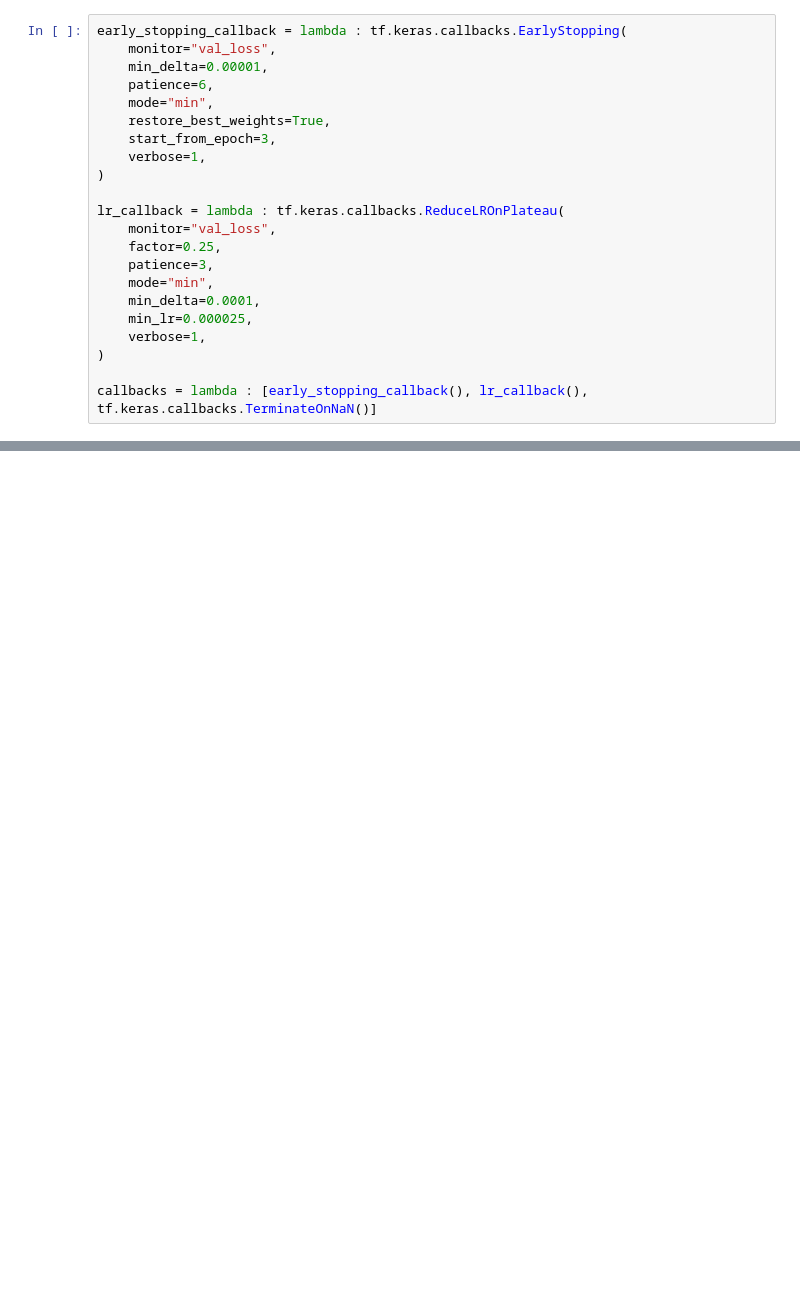
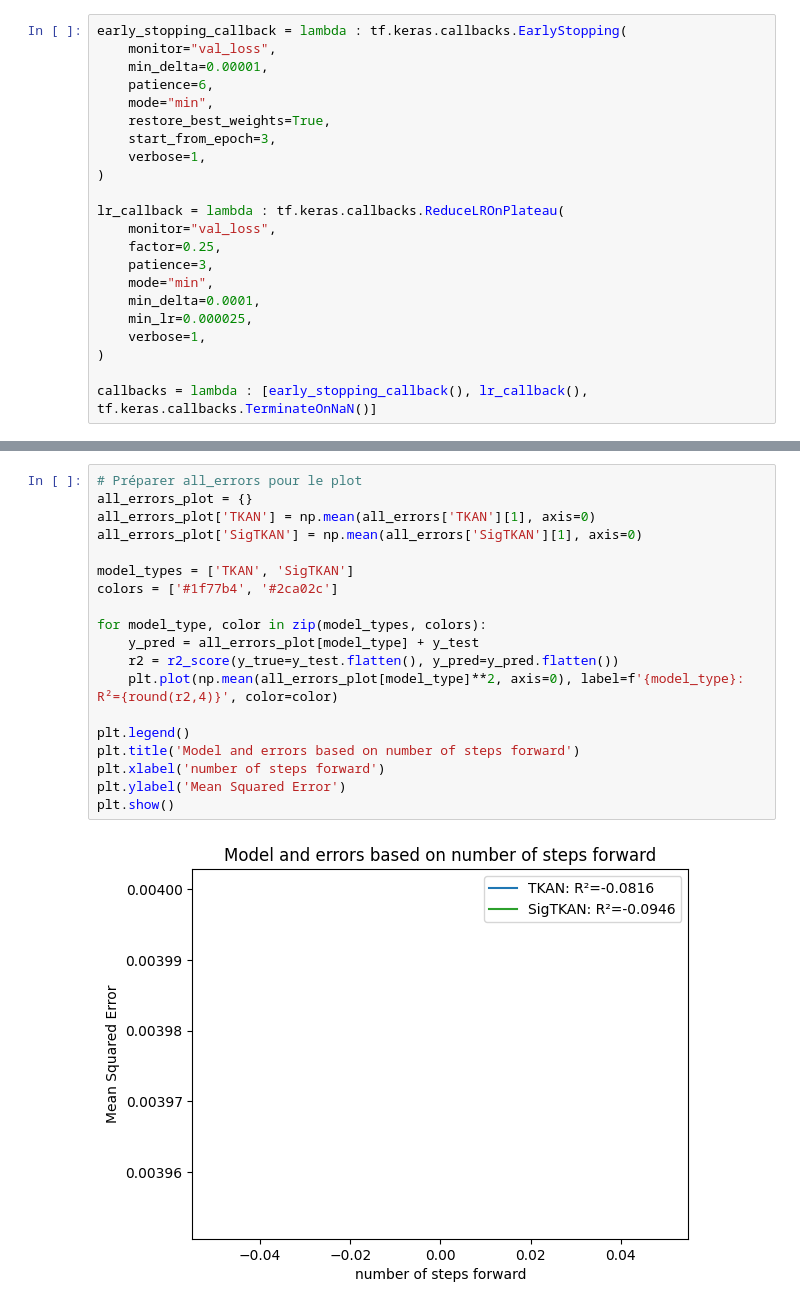
Before and after one commit to julienmoury/sigtkan, a Jupyter notebook: Tristan_test.ipynb, the cells around one changed output, grey strips where cells are left out. Saved outputs shown, nothing was run; the diff lists cells and outputs as text; blank space fills up the shorter version.

```diff
--- a/Tristan_test.ipynb
+++ b/Tristan_test.ipynb
@@ -319,0 +320,21 @@ Means:
+# %%
+# Préparer all_errors pour le plot
+all_errors_plot = {}
+all_errors_plot['TKAN'] = np.mean(all_errors['TKAN'][1], axis=0)
+all_errors_plot['SigTKAN'] = np.mean(all_errors['SigTKAN'][1], axis=0)
+
+model_types = ['TKAN', 'SigTKAN']
+colors = ['#1f77b4', '#2ca02c']
+
+for model_type, color in zip(model_types, colors):
+    y_pred = all_errors_plot[model_type] + y_test
+    r2 = r2_score(y_true=y_test.flatten(), y_pred=y_pred.flatten())
+    plt.plot(np.mean(all_errors_plot[model_type]**2, axis=0), label=f'{model_type}: R²={round(r2,4)}', color=color)
+
+plt.legend()
+plt.title('Model and errors based on number of steps forward')
+plt.xlabel('number of steps forward')
+plt.ylabel('Mean Squared Error')
+plt.show()
+# %% [output]
+[figure, added]
```
Also changed, not shown: parts of 3 cells of this notebook, 7 other files.
